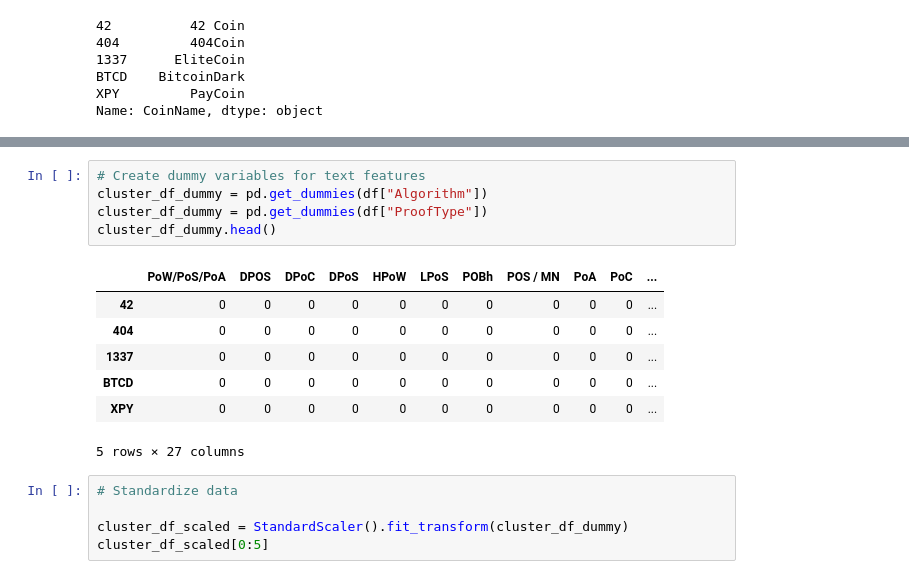
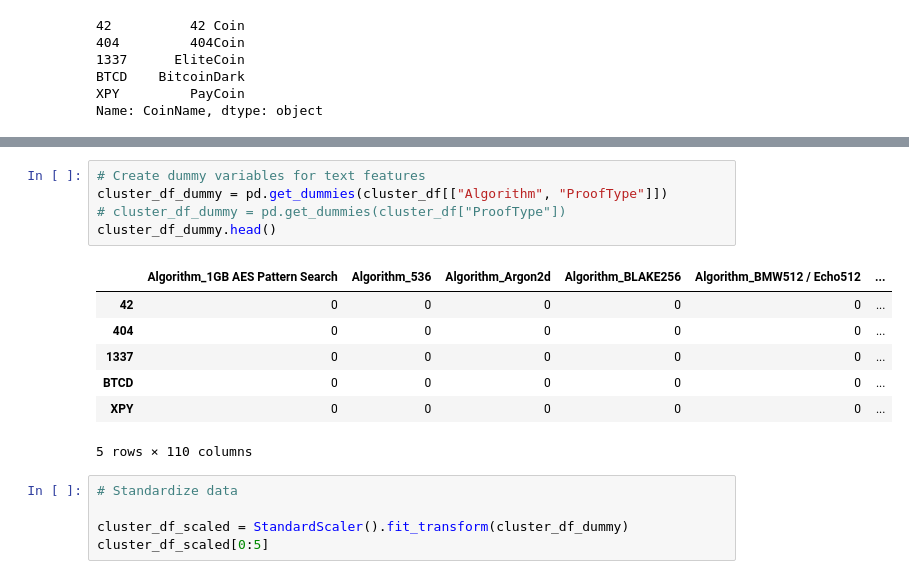
Before and after one commit to NJ1219/AWS-Projects, a Jupyter notebook: ClusteringCrypto Project/Starter_Files/crypto_clustering.ipynb, the cells around one changed output, grey strips where cells are left out. Drawn from its saved outputs; the diff is of its cells as text.

Commit message:
Fixed an error in crypto_clustering

```diff
--- a/ClusteringCrypto Project/Starter_Files/crypto_clustering.ipynb
+++ b/ClusteringCrypto Project/Starter_Files/crypto_clustering.ipynb
@@ -184,17 +184,17 @@ cluster_df.head()
 | XPY | SHA-256 | PoS | 1.19953e+07 | 12500000 |
 # %%
 # Create dummy variables for text features
-cluster_df_dummy = pd.get_dummies(df["Algorithm"])
-cluster_df_dummy = pd.get_dummies(df["ProofType"])
+cluster_df_dummy = pd.get_dummies(cluster_df[["Algorithm", "ProofType"]])
+# cluster_df_dummy = pd.get_dummies(cluster_df["ProofType"])
 cluster_df_dummy.head()
 # %% [output]
-|  | PoW/PoS/PoA | DPOS | DPoC | DPoS | HPoW | LPoS | POBh | POS / MN | PoA | PoC | ... |
-| 42 | 0 | 0 | 0 | 0 | 0 | 0 | 0 | 0 | 0 | 0 | ... |
-| 404 | 0 | 0 | 0 | 0 | 0 | 0 | 0 | 0 | 0 | 0 | ... |
-| 1337 | 0 | 0 | 0 | 0 | 0 | 0 | 0 | 0 | 0 | 0 | ... |
-| BTCD | 0 | 0 | 0 | 0 | 0 | 0 | 0 | 0 | 0 | 0 | ... |
-| XPY | 0 | 0 | 0 | 0 | 0 | 0 | 0 | 0 | 0 | 0 | ... |
+|  | Algorithm_1GB AES Pattern Search | Algorithm_536 | Algorithm_Argon2d | Algorithm_BLAKE256 | Algorithm_BMW512 / Echo512 | ... |
+| 42 | 0 | 0 | 0 | 0 | 0 | ... |
+| 404 | 0 | 0 | 0 | 0 | 0 | ... |
+| 1337 | 0 | 0 | 0 | 0 | 0 | ... |
+| BTCD | 0 | 0 | 0 | 0 | 0 | ... |
+| XPY | 0 | 0 | 0 | 0 | 0 | ... |
-5 rows × 27 columns
+5 rows × 110 columns
 # %%
 # Standardize data
 
```
Also changed, not shown: parts of 14 cells of this notebook, 2 other files.
